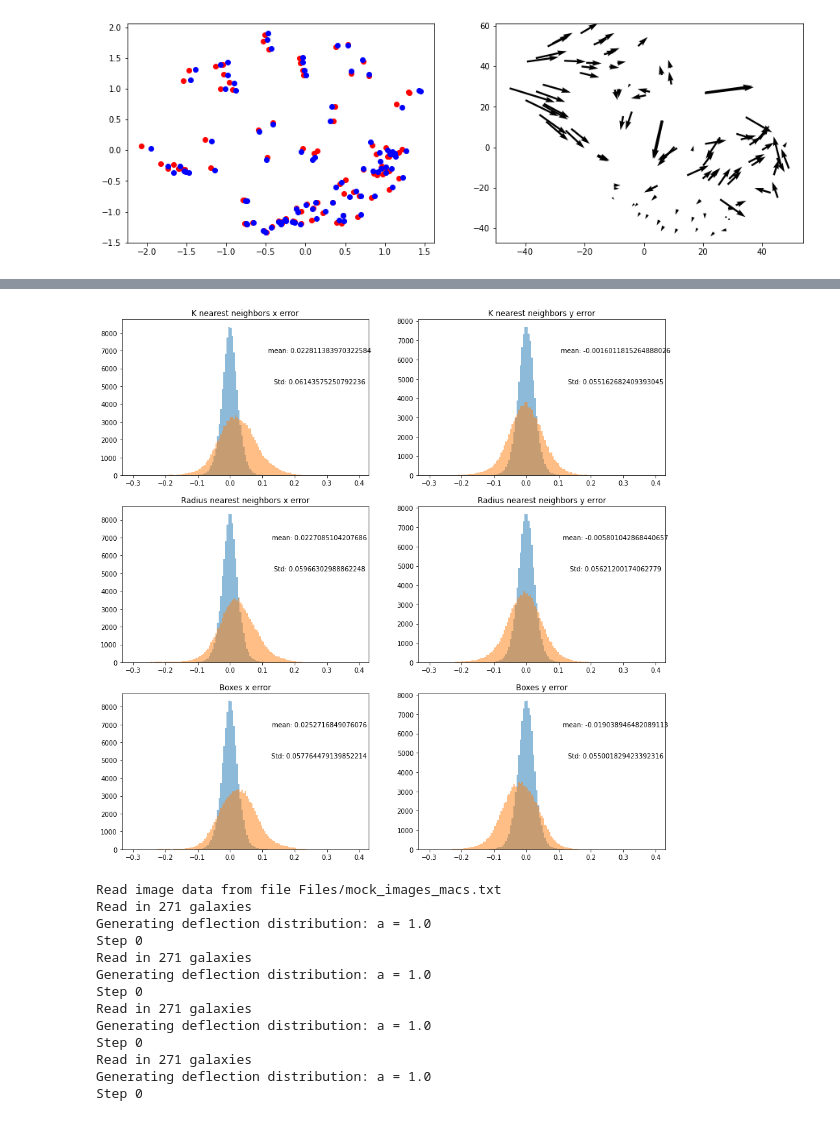
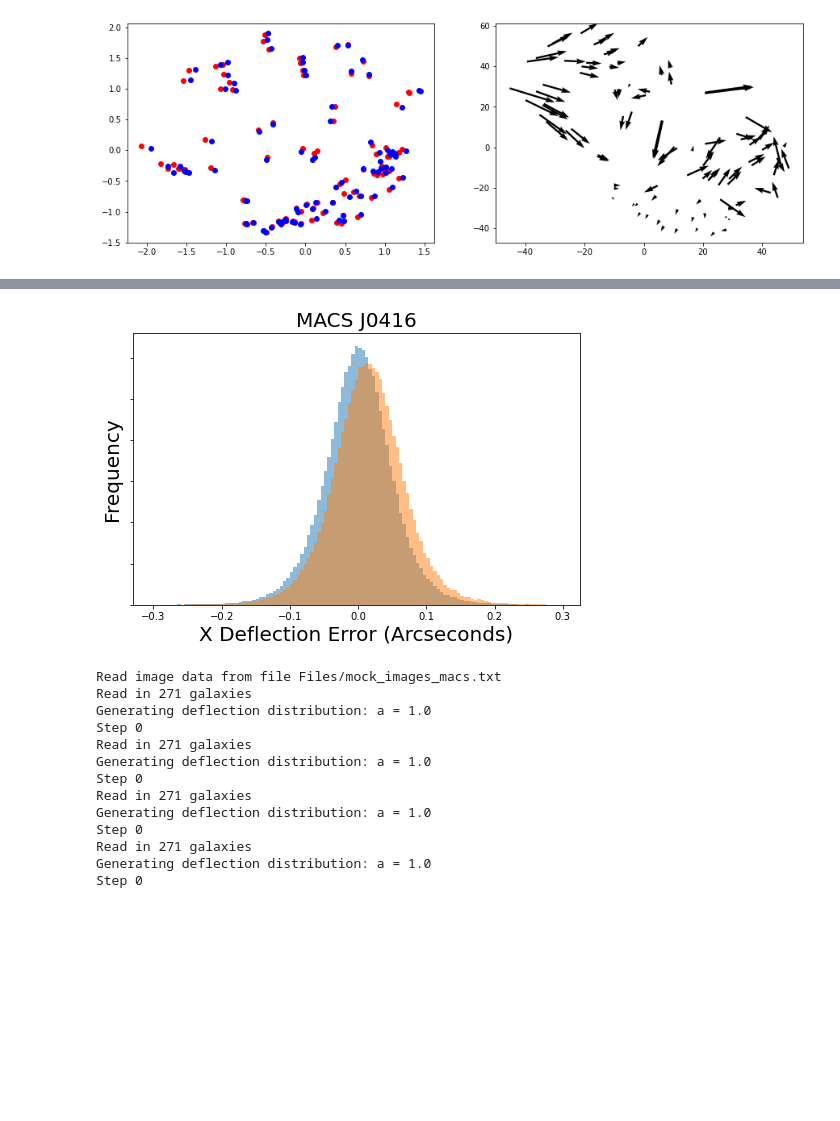
Before and after one commit to JackieLee23/Gravitational-Lensing, a Jupyter notebook: Macs_deflection_distributions.ipynb, the cells around one changed output, grey strips where cells are left out. Cells and saved outputs as stored; diff of their text form; code cells hidden in the pictures; blank space fills up the shorter version.

```diff
--- a/Macs_deflection_distributions.ipynb
+++ b/Macs_deflection_distributions.ipynb
@@ -272,15 +272,13 @@ Read in 271 galaxies
 Text(0.5, 1.0, 'Boxes')
 [figure]
 # %%
-def getStats(n, probs, scatter, img = img):
-    global data
-    data[clustnum:,3] = probs
+def getStats(n, mode, scatter, img = img):
 
-    gal = fc.galclass(data, logflags = [False, False])
-    gal.scale()
+    gal = fc.galclass("Files/GalaxyData/" + cluster + "-def-" + mode + ".txt", logflags = [True, True])
+    gal.scale(b0 = 0.0)
 
     deflects = fc.defclass()
-    deflects.draw(gal, img, 0.4, [1.], n, scatter = scatter, useD = True)
+    deflects.draw(gal, img, 0.0, [1.], n, scatter = scatter, useD = True)
     return deflects.marr, deflects.Garr, deflects.Cmat
 
 def scatterMeans(n, probs, scatter, ax, color):
@@ -341,3 +339,10 @@ Step 0
 0.0234600746669848
 -0.0027643164766714265
 [figure]
+# %%
+mode = "rnn"
+gal = fc.galclass("Files/GalaxyData/" + cluster + "-def-" + mode + ".txt")
+gal.scale()
+gal.draw()
+print(gal.ngal)
+print(gal.p)
@@ -344,16 +365,18 @@ Step 0
 # %%
 #get overall histograms
-def plothist(probs, ax, ax2):
-    global data
+def plothist(mode, ax):
     pdelta = []
-    data[clustnum:,3] = probs
-    gal = fc.galclass(data)
-    gal.scale()
+    gal = fc.galclass("Files/GalaxyData/" + cluster + "-def-" + mode + ".txt", logflags = [True, True])
+    gal.scale(b0 = 0.0)
+
+    #print(gal.dat)
 
     for i in range(reps):
         gal.draw(True)
         deftmp = gal.calcdef(img)[0]
         deftmp = deftmp*np.reshape(img.Darr,(img.nimg,1))
+
+        #print(np.sum(gal.p[:,7]))
 
         pdelta.append(deftmp - defbase)
 
@@ -363,22 +386,21 @@ def plothist(probs, ax, ax2):
 
     ax.hist(mdeltax, bins = bins, alpha = 0.5)
     ax.hist(pdeltax, bins = bins, alpha = 0.5)
-    ax2.hist(mdeltay, bins = bins, alpha = 0.5)
-    ax2.hist(pdeltay, bins = bins, alpha = 0.5)
+#     ax2.hist(mdeltay, bins = bins, alpha = 0.5)
+#     ax2.hist(pdeltay, bins = bins, alpha = 0.5)
 
-    ax.text(0.8, 0.8, "mean: " + str(np.mean(pdeltax)), horizontalalignment='center', verticalalignment='center', transform = ax.transAxes)
-    ax.text(0.8, 0.6, "Std: " + str(np.std(pdeltax)), horizontalalignment='center', verticalalignment='center', transform = ax.transAxes)
+#     ax.text(0.8, 0.8, "mean: " + str(np.mean(pdeltax)), horizontalalignment='center', verticalalignment='center', transform = ax.transAxes)
+#     ax.text(0.8, 0.6, "Std: " + str(np.std(pdeltax)), horizontalalignment='center', verticalalignment='center', transform = ax.transAxes)
 
-    ax2.text(0.8, 0.8, "mean: " + str(np.mean(pdeltay)), horizontalalignment='center', verticalalignment='center', transform = ax2.transAxes)
-    ax2.text(0.8, 0.6, "Std: " + str(np.std(pdeltay)), horizontalalignment='center', verticalalignment='center', transform = ax2.transAxes)
+#     ax2.text(0.8, 0.8, "mean: " + str(np.mean(pdeltay)), horizontalalignment='center', verticalalignment='center', transform = ax2.transAxes)
+#     ax2.text(0.8, 0.6, "Std: " + str(np.std(pdeltay)), horizontalalignment='center', verticalalignment='center', transform = ax2.transAxes)
 
 
 
-reps = 1000
+reps = 3000
 
-data[clustnum:,3] = sigmaclass
-gal = fc.galclass(data)
-gal.scale()
+gal = fc.galclass("Files/GalaxyData/m0416-def-sigma.txt", logflags = [True, True])
+gal.scale(b0 = 0.0)
 gal.draw(False)
 
 defbase = gal.calcdef(img)[0]
@@ -396,21 +418,17 @@ mdelta = np.array(mdelta)
 
 mdeltax = np.reshape(mdelta[:,:,0], (-1))
 mdeltay = np.reshape(mdelta[:,:,1], (-1))
-bins = np.arange(-0.3, 0.4, 0.005)
+bins = np.arange(-0.3, 0.3, 0.005)
 
-fig, ((ax1, ax2), (ax3, ax4), (ax5, ax6)) = plt.subplots(3, 2, figsize=(15, 15))
+fig, ax = plt.subplots(figsize=(8, 5))
 
 
-plothist(knnprob, ax1, ax2)
-plothist(rnnprob, ax3, ax4)
-plothist(boxprob, ax5, ax6)
+plothist("rnn", ax)
 
-ax1.set_title("K nearest neighbors x error")
-ax2.set_title("K nearest neighbors y error")
-ax3.set_title("Radius nearest neighbors x error")
-ax4.set_title("Radius nearest neighbors y error")
-ax5.set_title("Boxes x error")
-ax6.set_title("Boxes y error")
+ax.set_ylabel("Frequency", fontsize = 20)
+ax.set_xlabel("X Deflection Error (Arcseconds)", fontsize = 20)
+ax.set_title("MACS J0416", fontsize = 20)
+ax.yaxis.set_ticklabels([])
 
 print("Mass scatter: ")
 print("X mean: " + str(np.mean(mdeltax)))
@@ -430,4 +446,4 @@ Y std: 0.02624936458411168
-[figure, old version]
+[figure, new version]
 # %%
 # #Visualize vector field of biases
 # xnum = 20
```
Also changed, not shown: parts of 5 cells of this notebook, 12 other files.
